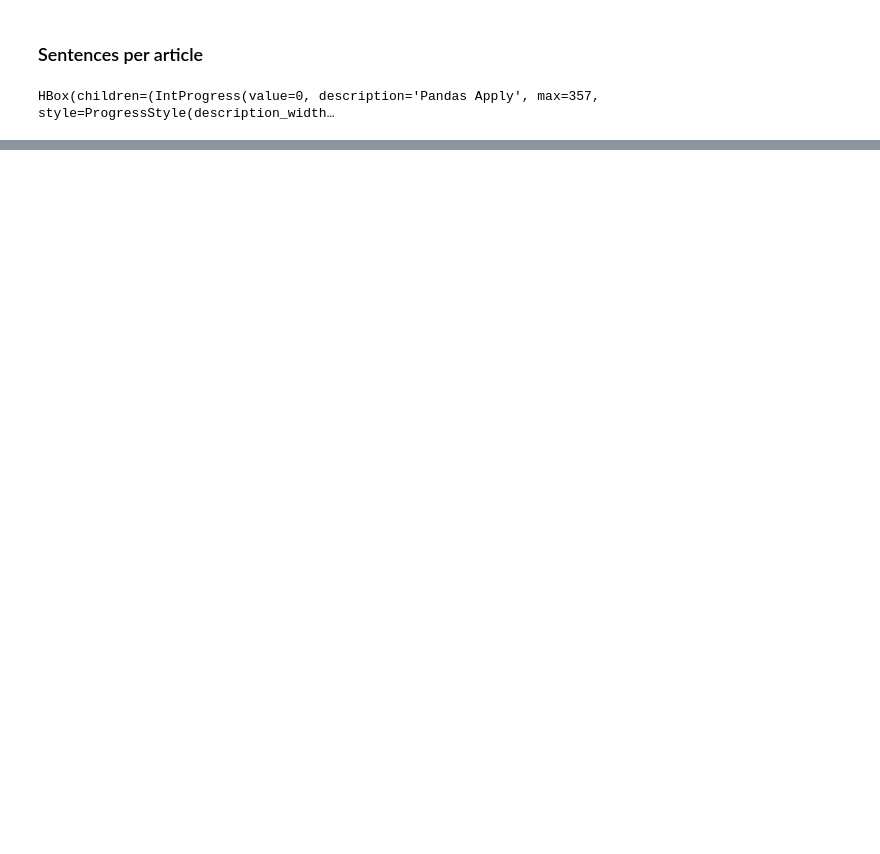
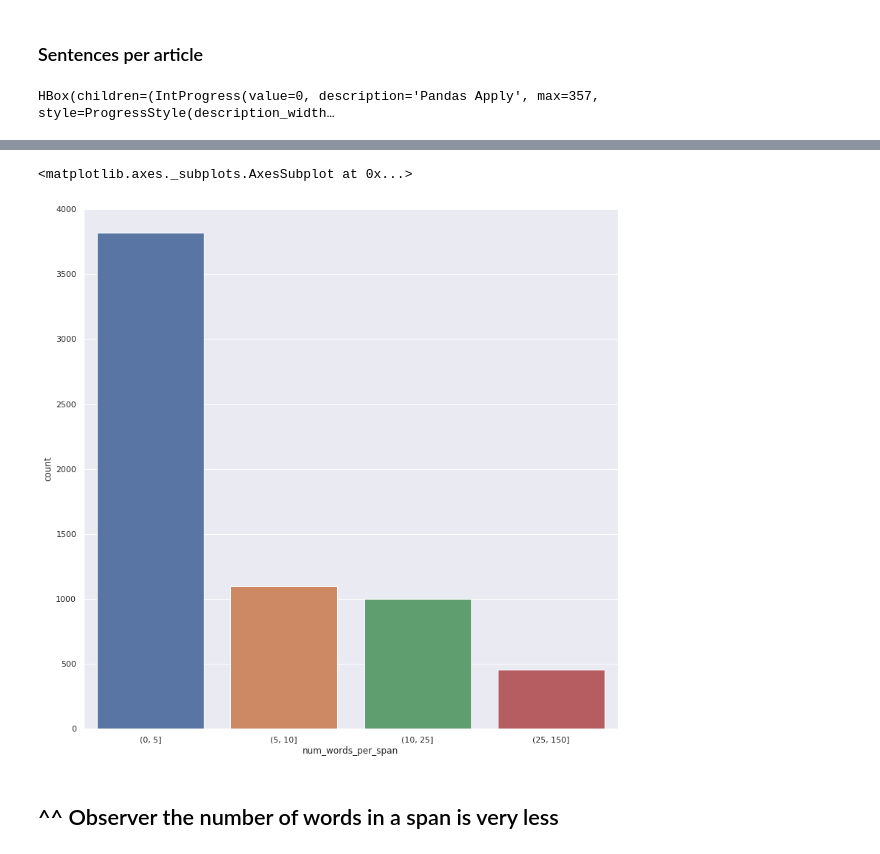
Before and after one commit to oneraghavan/semeval2020, a Jupyter notebook: task11/notebooks/EDA1_raghavan.ipynb, the cells around one changed output, grey strips where cells are left out. Cells and saved outputs as stored; diff of their text form; code cells hidden in the pictures; blank space fills up the shorter version.

```diff
--- a/task11/notebooks/EDA1_raghavan.ipynb
+++ b/task11/notebooks/EDA1_raghavan.ipynb
@@ -72,0 +66,7 @@ sentence_counts.sort_values("sentence_length",ascending=False)
+# %%
+sns.countplot(pd.cut(x=article_with_label.num_words_per_span,bins=[0,5,10,25,150]))
+# %% [output]
+<matplotlib.axes._subplots.AxesSubplot at 0x...>
+[figure, added]
+# %% [markdown]
+## ^^ Observer the number of words in a span is very less
```
Also changed, not shown: parts of 9 cells of this notebook.
